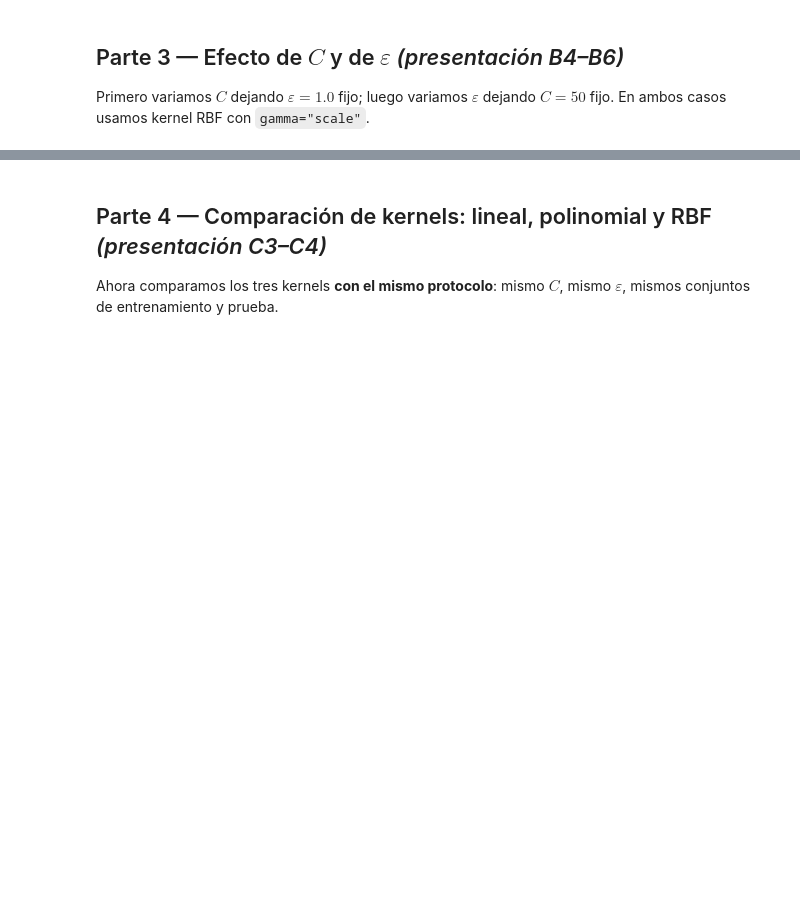
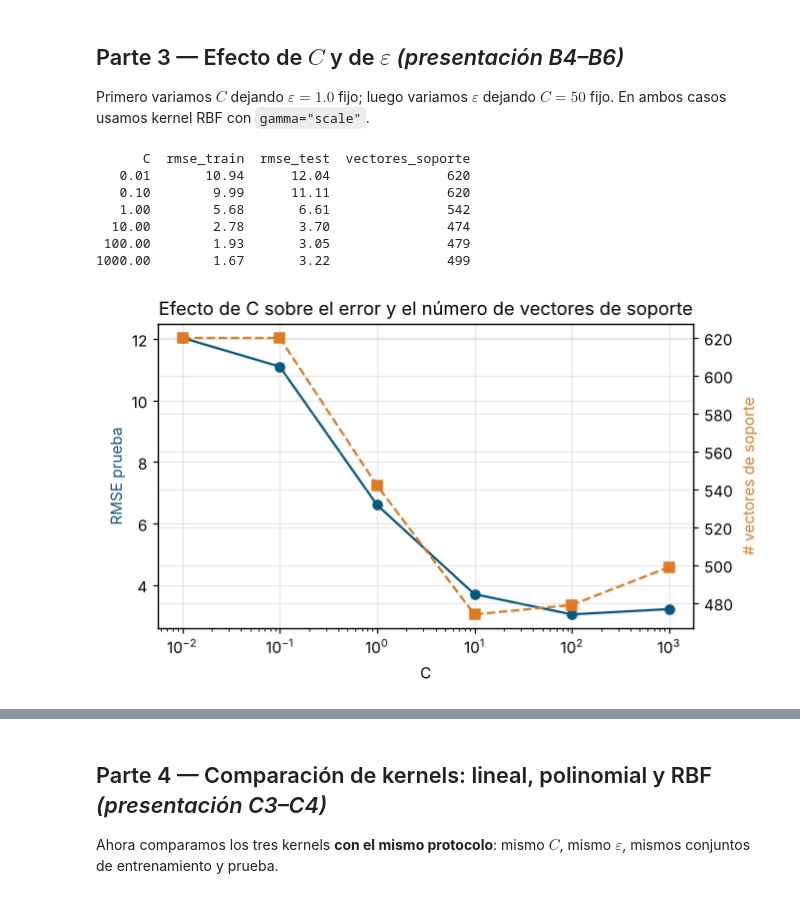
Before and after one commit to galaxiahfast/aprendizaje-supervisado-uady, a Jupyter notebook: z-asistente/plantillas-originales/unidad-02-clase-07-actividad-svr.ipynb, the cells around one changed output, grey strips where cells are left out. Saved outputs shown, nothing was run; the diff lists cells and outputs as text; code cells hidden in the pictures; blank space fills up the shorter version.

```diff
--- a/z-asistente/plantillas-originales/unidad-02-clase-07-actividad-svr.ipynb
+++ b/z-asistente/plantillas-originales/unidad-02-clase-07-actividad-svr.ipynb
@@ -89,20 +114,29 @@ En ambos casos usamos kernel RBF con `gamma="scale"`.
 # %%
 valores_C = [0.01, 0.1, 1, 10, 100, 1000]
 filas_c = []
 for C in valores_C:
-    m = ...     # ✏️ make_pipeline(StandardScaler(), SVR(kernel="rbf", C=C, epsilon=1.0)).fit(Xtr, ytr)
+    m = make_pipeline(StandardScaler(), SVR(kernel="rbf", C=C, epsilon=1.0)).fit(Xtr, ytr)
     filas_c.append({"C": C, "rmse_train": rmse(m, Xtr, ytr), "rmse_test": rmse(m, Xte, yte),
                      "vectores_soporte": int(m[-1].support_.shape[0])})
 tabla_c = pd.DataFrame(filas_c)
 print(tabla_c.round(2).to_string(index=False))
 
 fig, ax1 = plt.subplots(figsize=(6.3, 3.6))
 ax1.plot(tabla_c["C"], tabla_c["rmse_test"], "o-", color="#065A82", label="RMSE prueba")
 ax1.set_xscale("log"); ax1.set_xlabel("C"); ax1.set_ylabel("RMSE prueba", color="#065A82")
 ax2 = ax1.twinx()
 ax2.plot(tabla_c["C"], tabla_c["vectores_soporte"], "s--", color="#E07A1F", label="# vect. soporte")
 ax2.set_ylabel("# vectores de soporte", color="#E07A1F")
 ax1.set_title("Efecto de C sobre el error y el número de vectores de soporte");
+# %% [output]
+      C  rmse_train  rmse_test  vectores_soporte
+   0.01       10.94      12.04               620
+   0.10        9.99      11.11               620
+   1.00        5.68       6.61               542
+  10.00        2.78       3.70               474
+ 100.00        1.93       3.05               479
+1000.00        1.67       3.22               499
+[figure, added]
 # %%
 valores_eps = [0.1, 0.5, 1, 2, 4, 8]
 filas_e = []
```
Also changed, not shown: parts of 28 cells of this notebook, 14 other files.
